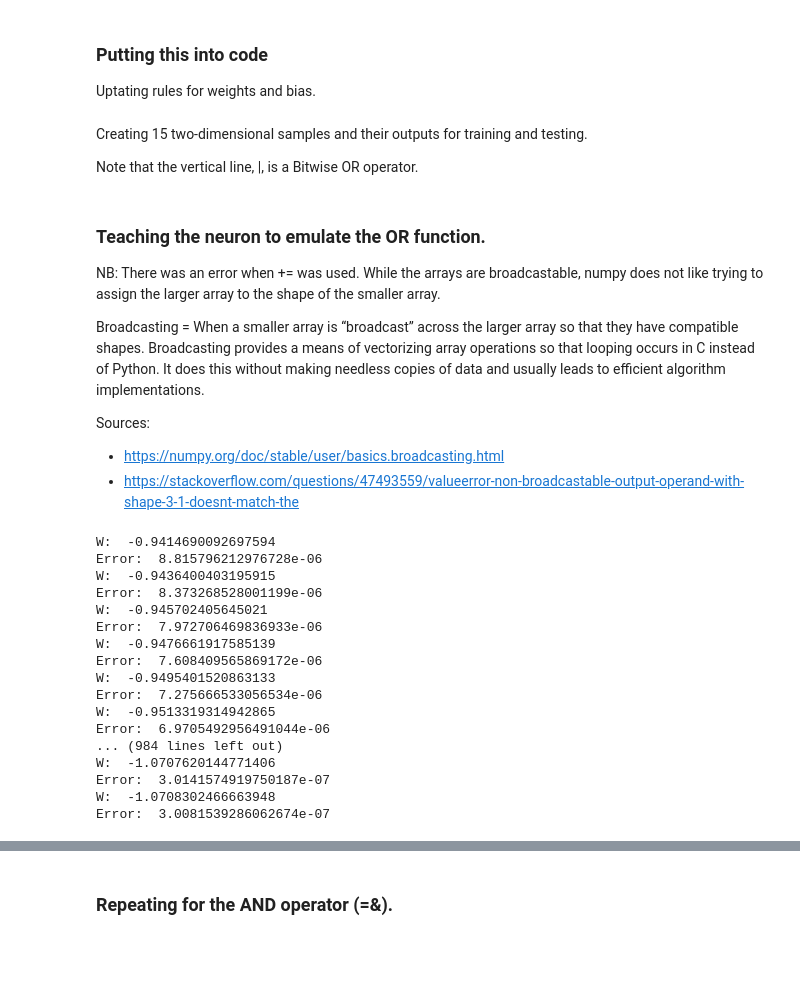
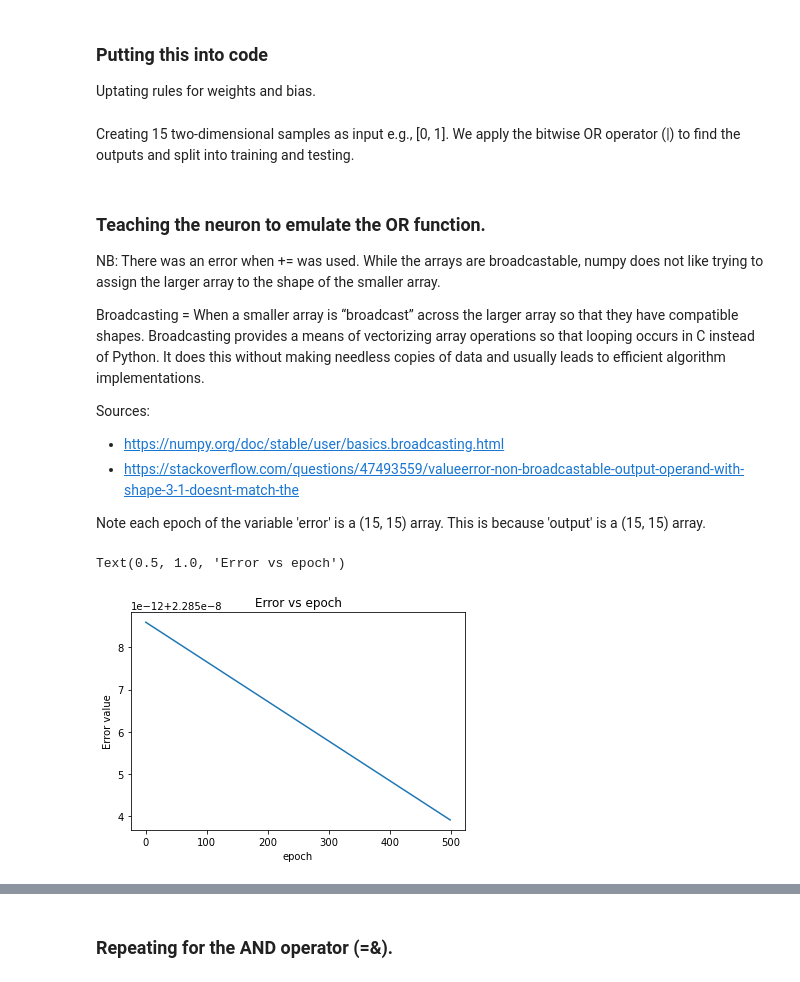
Before and after one commit to hannahjayneknight/machine-learning, a Jupyter notebook: lab1.ipynb, the cells around one changed output, grey strips where cells are left out. Drawn from its saved outputs; the diff is of its cells as text; code cells hidden in the pictures; blank space fills up the shorter version.

Commit message:
meeting with tutor about lab 1, plotting graphs and finishing, downloading extra code from Blackboard

```diff
--- a/lab1.ipynb
+++ b/lab1.ipynb
@@ -48,10 +53,8 @@ def diff_B(X, Z, Y, B, W):
     dB = (Y-Z)*dS
 
     return dB.sum(axis=0)
-# %% [markdown]
-Creating 15 two-dimensional samples and their outputs for training and testing.
-
-Note that the vertical line, |, is a Bitwise OR operator.
+# %% [markdown]
+Creating 15 two-dimensional samples as input e.g., [0, 1]. We apply the bitwise OR operator (|) to find the outputs and split into training and testing.
 # %%
 X = np.random.randint(2, size=[15, 2])
 Y = np.array(X[:,0] | X[:,1] ).T
@@ -68,37 +71,34 @@ Broadcasting = When a smaller array is “broadcast” across the larger array s
 Sources:
 - https://numpy.org/doc/stable/user/basics.broadcasting.html
 - https://stackoverflow.com/questions/47493559/valueerror-non-broadcastable-output-operand-with-shape-3-1-doesnt-match-the
+
+Note each epoch of the variable 'error' is a (15, 15) array. This is because 'output' is a (15, 15) array.
 # %%
-learning_rate = 100
+learning_rate = 0.1
+
+x_plot = []
+y_plot = []
 
 for epoch in range(500):
-    output = sigm(X, W, B) # size = (15, 1)
+    output = sigm(X, W, B)
     # diff_W size = (2, 15) ( .T = (15, 2) )
     # diff_B size = (15,)
     # W size = (1, 2)
+    # output size = (15, 15) --> WHY IS THE OUTPUT THIS SIZE
+    # Y size = (15,)
 
     W = W + (learning_rate * diff_W(X, output, Y, B, W).T)
     B = B + learning_rate * diff_B(X, output, Y, B, W)
 
-    # looking at the first output and error at each iteration
     error = (Y - output)**2
-    print("W: ", W[1, 1])
-    print("Error: ", error[1, 1])
+
+    x_plot.append(epoch)
+    y_plot.append(error[-1, -1]) # plotting the final error value for the final output
+
+plt.plot(x_plot, y_plot)
+plt.xlabel("epoch")
+plt.ylabel("Error value")
+plt.title("Error vs epoch")
 # %% [output]
-W:  -0.9414690092697594
-Error:  8.815796212976728e-06
-W:  -0.9436400403195915
-Error:  8.373268528001199e-06
-W:  -0.945702405645021
-Error:  7.972706469836933e-06
-W:  -0.9476661917585139
-Error:  7.608409565869172e-06
-W:  -0.9495401520863133
-Error:  7.275666533056534e-06
-W:  -0.9513319314942865
-Error:  6.9705492956491044e-06
-... (984 lines left out)
-W:  -1.0707620144771406
-Error:  3.0141574919750187e-07
-W:  -1.0708302466663948
-Error:  3.0081539286062674e-07
+Text(0.5, 1.0, 'Error vs epoch')
+[figure, added]
```
Also changed, not shown: parts of 12 cells of this notebook, 9 other files.
